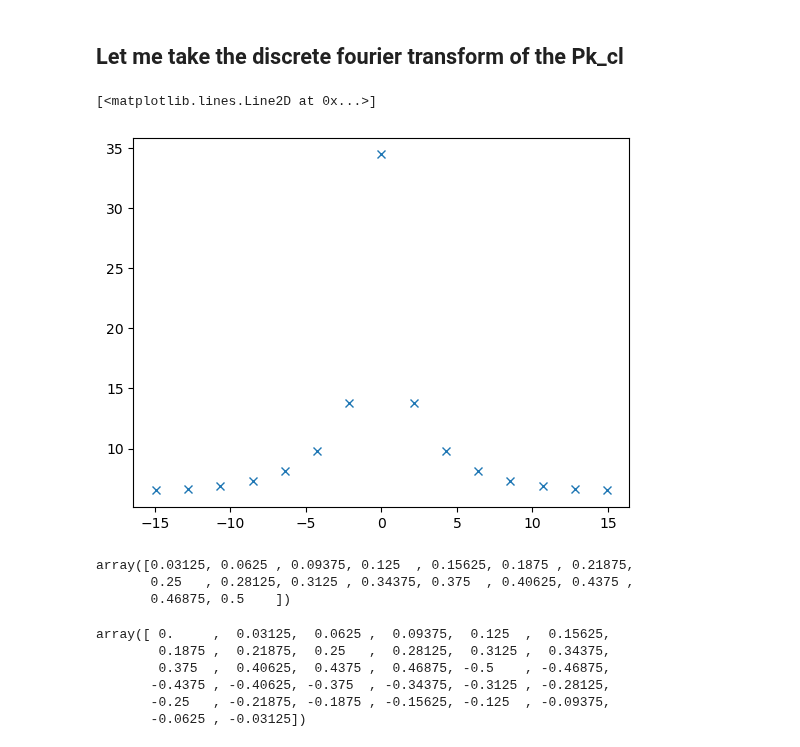
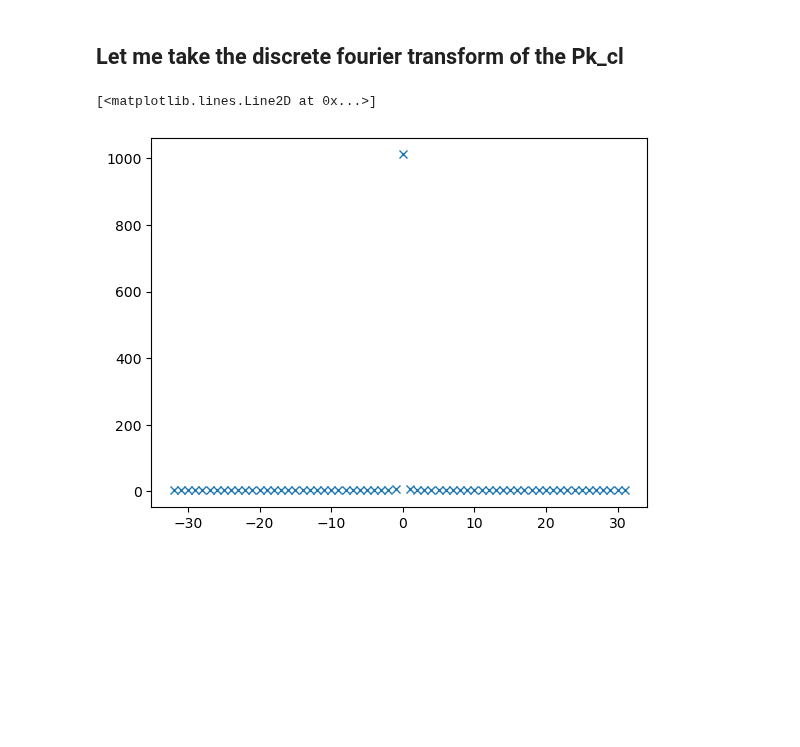
Before and after one commit to VibinRam/DP2, a Jupyter notebook: Codes/Clustering_simulation/GonzNuevoCheck.ipynb, the cells around one changed output. Saved outputs shown, nothing was run; the diff lists cells and outputs as text; code cells hidden in the pictures; blank space fills up the shorter version.

```diff
--- a/Codes/Clustering_simulation/GonzNuevoCheck.ipynb
+++ b/Codes/Clustering_simulation/GonzNuevoCheck.ipynb
@@ -205,38 +216,24 @@ plt.yscale('log')
 ## Let me take the discrete fourier transform of the Pk_cl
 # %%
 #Lets make the k's needed for the power spectrum.
+N_side = 64
 k_min = 1/(N_side * del_x)
-k_max = 1/(2 * del_x)
+k_max = 1/(50 * del_x)
 assert (N_side % 2 == 0)
-k_for_P = np.linspace(k_min, k_max, N_side//2)
+k_for_P = np.linspace(k_min, k_max, N_side)
 
 #Now we have to make a desired power spectrum pk_cl
 delta_of_k = 1.2
 const_of_k = 1
 k_for_P_mid = (k_for_P[:-1] + k_for_P[1:])/2
-pk_cl = np.power(const_of_k * k_for_P_mid, -delta_of_k)
+pk_cl = np.power(const_of_k * k_for_P, -delta_of_k)
 
 #plt.plot(k_for_P_mid, pk_cl, '*')
 
 delta_of_k = 1/(N_side * del_x)
-temp_x_vals = np.fft.fftfreq(len(pk_cl), d=delta_of_k)
+temp_x_vals = np.fft.fftfreq(N_side, d=delta_of_k)
 temp_xi_x = np.fft.ifft(pk_cl, norm='ortho')
 plt.plot(temp_x_vals, temp_xi_x, 'x')
 # %% [output]
 [<matplotlib.lines.Line2D at 0x...>]
-[figure, old version]
+[figure, new version]
-# %%
-k_for_P
-# %% [output]
-array([0.03125, 0.0625 , 0.09375, 0.125  , 0.15625, 0.1875 , 0.21875,
-       0.25   , 0.28125, 0.3125 , 0.34375, 0.375  , 0.40625, 0.4375 ,
-       0.46875, 0.5    ])
-# %%
-np.fft.fftfreq(32)
-# %% [output]
-array([ 0.     ,  0.03125,  0.0625 ,  0.09375,  0.125  ,  0.15625,
-        0.1875 ,  0.21875,  0.25   ,  0.28125,  0.3125 ,  0.34375,
-        0.375  ,  0.40625,  0.4375 ,  0.46875, -0.5    , -0.46875,
-       -0.4375 , -0.40625, -0.375  , -0.34375, -0.3125 , -0.28125,
-       -0.25   , -0.21875, -0.1875 , -0.15625, -0.125  , -0.09375,
-       -0.0625 , -0.03125])
```
Also changed, not shown: parts of 17 cells of this notebook, 1 other file.
